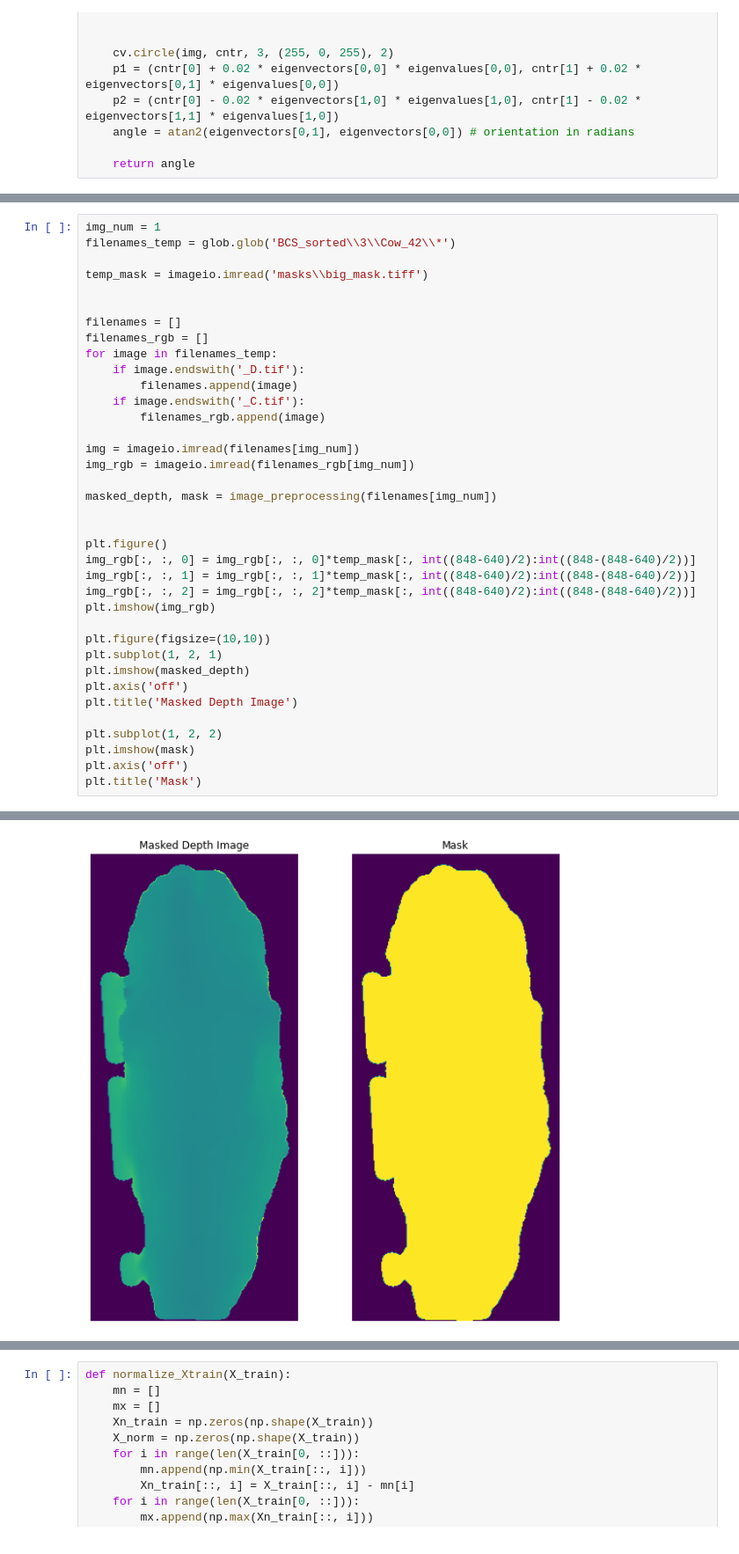
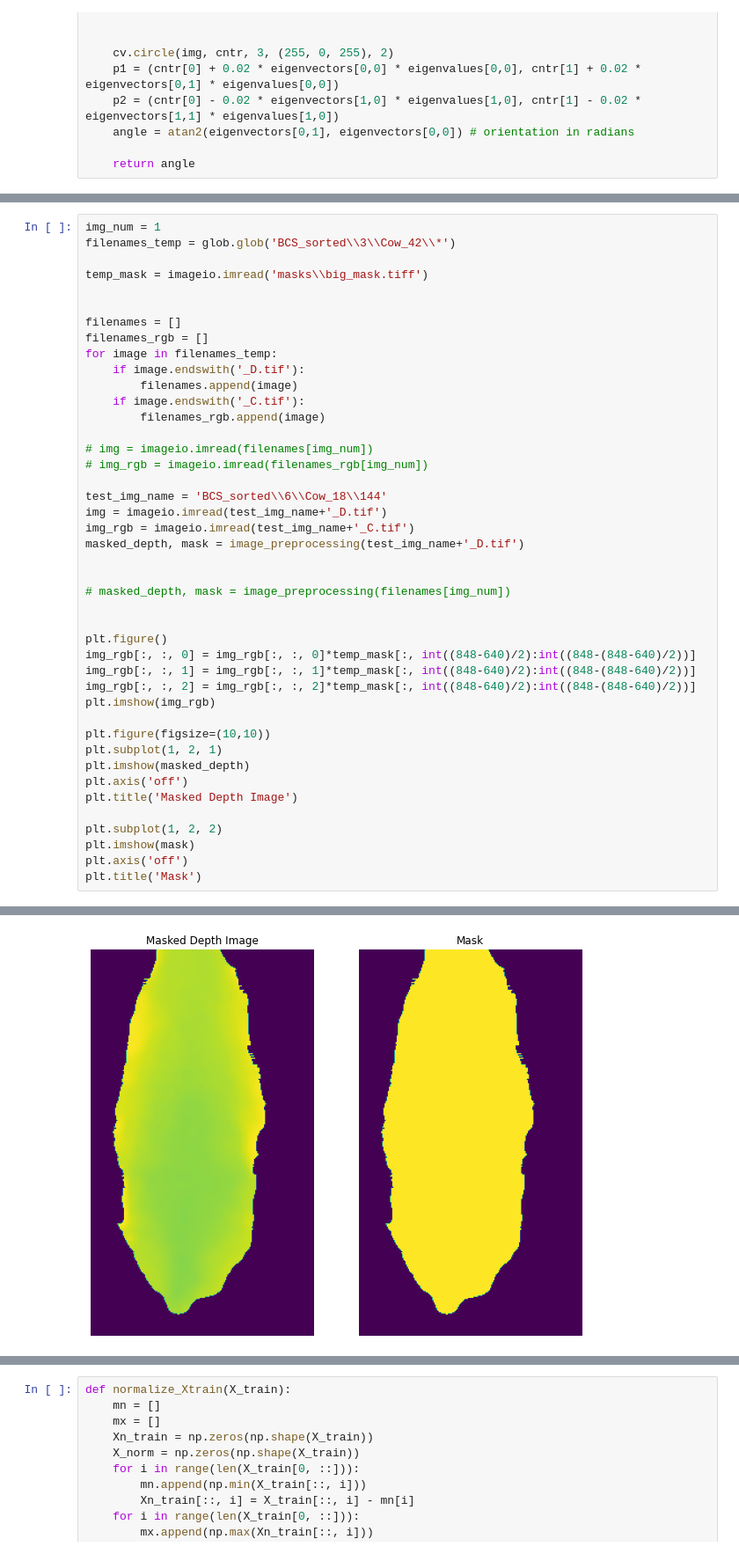
Before and after one commit to zwinkler/Automated-BCS, a Jupyter notebook: Automated BCS.ipynb, the cells around one changed output, grey strips where cells are left out. Shown at 88% size. Cells and saved outputs as stored; diff of their text form.

```diff
--- a/Automated BCS.ipynb
+++ b/Automated BCS.ipynb
@@ -223,10 +263,16 @@ for image in filenames_temp:
     if image.endswith('_C.tif'):
         filenames_rgb.append(image)
 
-img = imageio.imread(filenames[img_num])
-img_rgb = imageio.imread(filenames_rgb[img_num])
+# img = imageio.imread(filenames[img_num])
+# img_rgb = imageio.imread(filenames_rgb[img_num])
 
-masked_depth, mask = image_preprocessing(filenames[img_num])
+test_img_name = 'BCS_sorted\\6\\Cow_18\\144'
+img = imageio.imread(test_img_name+'_D.tif')
+img_rgb = imageio.imread(test_img_name+'_C.tif')
+masked_depth, mask = image_preprocessing(test_img_name+'_D.tif')
+
+
+# masked_depth, mask = image_preprocessing(filenames[img_num])
 
 
 plt.figure()
@@ -251,4 +297,4 @@ Text(0.5, 1.0, 'Mask')
-[figure, old version]
+[figure, new version]
 # %%
 #----------------------Getting Kernel PCA---------------------------------
 def extract_kernel_PCA(mask):
```
Also changed, not shown: parts of 21 cells of this notebook.
